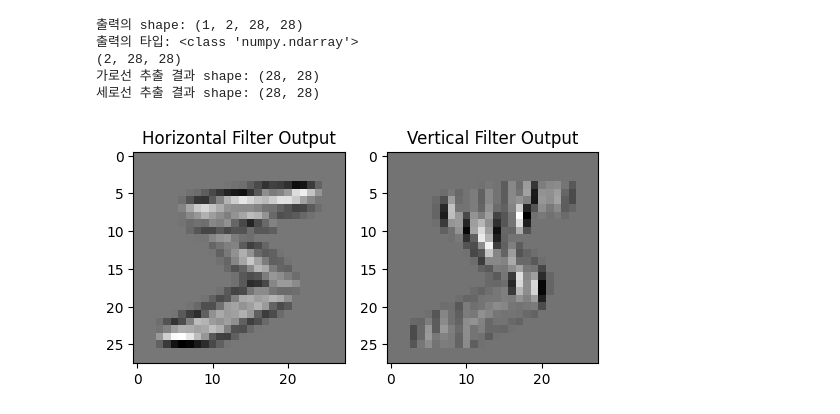
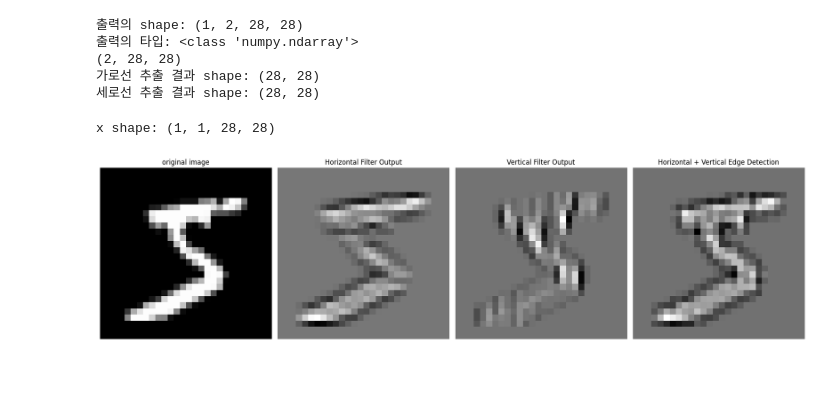
Before and after one commit to brighteen/Deep-Learning, a Jupyter notebook: 날코딩/Conv리뷰.ipynb, the cells around one changed output. Drawn from its saved outputs; the diff is of its cells as text; code cells hidden in the pictures; blank space fills up the shorter version.

```diff
--- a/날코딩/Conv리뷰.ipynb
+++ b/날코딩/Conv리뷰.ipynb
@@ -113,7 +58,9 @@ W:
   [-1  2 -1]]], shape W: (2, 3, 3)
 Type of W: <class 'numpy.ndarray'>
 # %%
-W = W[:, np.newaxis, :, :]  # (2, 1, 3, 3)
+# W = W[:, np.newaxis, :, :]  # (2, 1, 3, 3)
+W = np.reshape(W, (np.shape(W)[0], 1, np.shape(W)[1], np.shape(W)[2])) # (2, 1, 3, 3)
+# W = W.reshape((np.shape(W)[0], np.newaxis, np.shape(W)[1], np.shape(W)[2]))  # (2, 1, 3, 3)
 print(f"Reshaped W: \n{W}, shape W: {np.shape(W)}")
 # %% [output]
 Reshaped W:
@@ -171,30 +118,37 @@ print(f"세로선 추출 결과 shape: {np.shape(out[0, 1])}")
 (2, 28, 28)
 가로선 추출 결과 shape: (28, 28)
 세로선 추출 결과 shape: (28, 28)
-# %%
-import matplotlib.pyplot as plt
-
-plt.figure(figsize=(6,3))
-plt.subplot(1, 2, 1)
-plt.imshow(out[0, 0], cmap='gray')
-plt.title('Horizontal Filter Output')
-plt.subplot(1, 2, 2)
-plt.imshow(out[0, 1], cmap='gray')
-plt.title('Vertical Filter Output')
-plt.show()
-# %% [output]
-[figure, removed]
-# %%
-import numpy as np
-from common.layers import Convolution
-
-W = np.random.randn(3, 1, 3, 3)
-b = np.zeros(3)
-
-Conv = Convolution(W, b, stride=1, pad=0)
-
-print(f"신경망 구조: {Conv}")
-print(f"가중치 W: {Conv.W.shape}, 편향 b: {Conv.b.shape}")
-print(f"가중치 W: {Conv.W}, 편향 b: {Conv.b}")
-
-x = np.random.randn(1, 1, 5, 5)
+# %%
+print(f"x shape: {np.shape(x)}")
+# %% [output]
+x shape: (1, 1, 28, 28)
+# %%
+import matplotlib.pyplot as plt
+edge_sum = out[0, 0] + out[0, 1]
+plt.figure(figsize=(18, 5))
+
+plt.subplot(1, 4, 1)
+plt.imshow(x[0, 0], cmap='gray')
+plt.title('original image')
+plt.axis('off')
+
+
+plt.subplot(1, 4, 2)
+plt.imshow(out[0, 0], cmap='gray')
+plt.title('Horizontal Filter Output')
+plt.axis('off')
+
+plt.subplot(1, 4, 3)
+plt.imshow(out[0, 1], cmap='gray')
+plt.title('Vertical Filter Output')
+plt.axis('off')
+
+plt.subplot(1, 4, 4)
+plt.imshow(edge_sum, cmap='gray')
+plt.title("Horizontal + Vertical Edge Detection")
+plt.axis('off')
+
+plt.tight_layout()
+plt.show()
+# %% [output]
+[figure, added]
```
Also changed, not shown: parts of 3 cells of this notebook.
